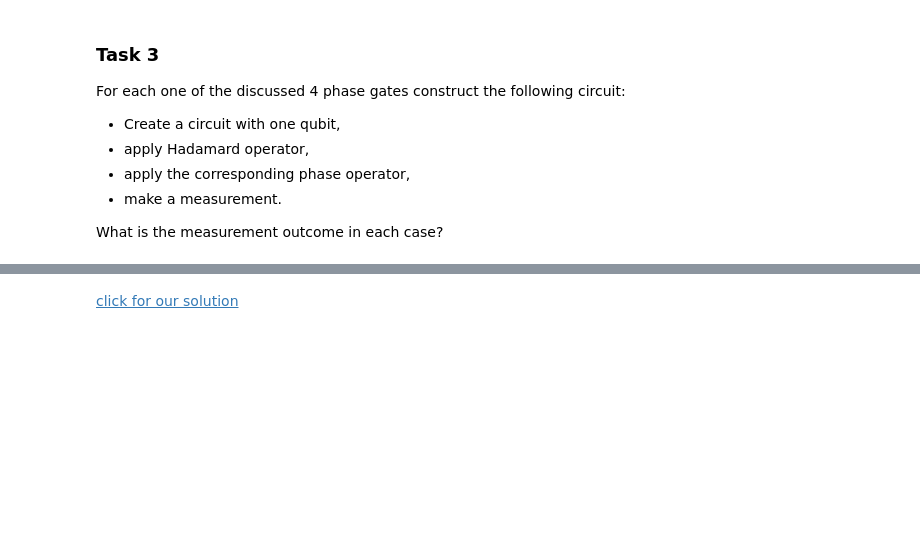
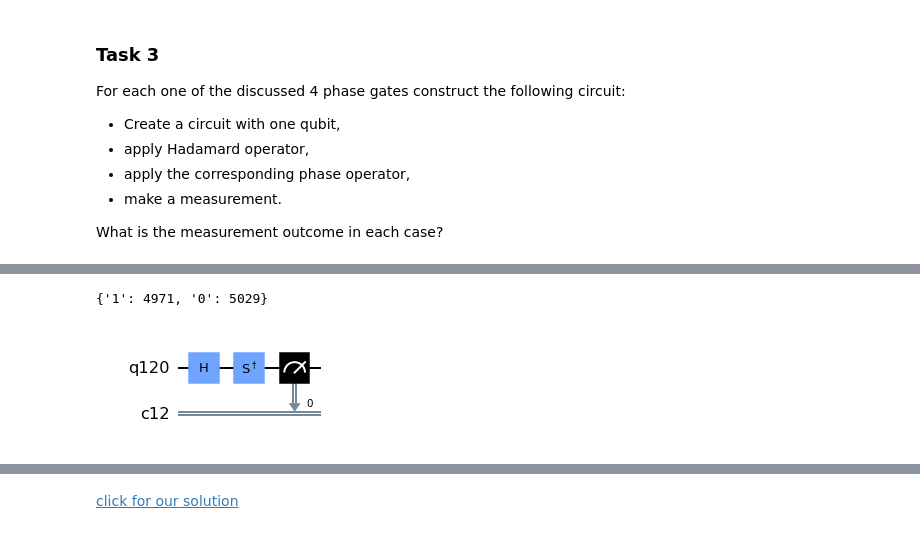
Before and after one commit to TripleEss/QSilver-May-2021, a Jupyter notebook: silver/C04_Quantum_Gates_With_Complex_Numbers.ipynb, the cells around one changed output, grey strips where cells are left out. Saved outputs shown, nothing was run; the diff lists cells and outputs as text; code cells hidden in the pictures; blank space fills up the shorter version.

```diff
--- a/silver/C04_Quantum_Gates_With_Complex_Numbers.ipynb
+++ b/silver/C04_Quantum_Gates_With_Complex_Numbers.ipynb
@@ -199,0 +227,20 @@ What is the measurement outcome in each case?
+# %%
+from qiskit import QuantumRegister, ClassicalRegister, QuantumCircuit, execute, Aer
+
+qreg =  QuantumRegister(1)
+creg = ClassicalRegister(1)
+mycircuit = QuantumCircuit(qreg,creg)
+
+mycircuit.h(qreg[0])
+mycircuit.sdg(qreg[0])
+
+mycircuit.measure(qreg,creg)
+
+job = execute(mycircuit,Aer.get_backend('qasm_simulator'),shots=10000)
+counts = job.result().get_counts(mycircuit)
+print(counts) # print the outcomes
+
+mycircuit.draw(output='mpl')
+# %% [output]
+{'1': 4971, '0': 5029}
+[figure, added]
```
Also changed, not shown: parts of 21 cells of this notebook, 6 other files.
